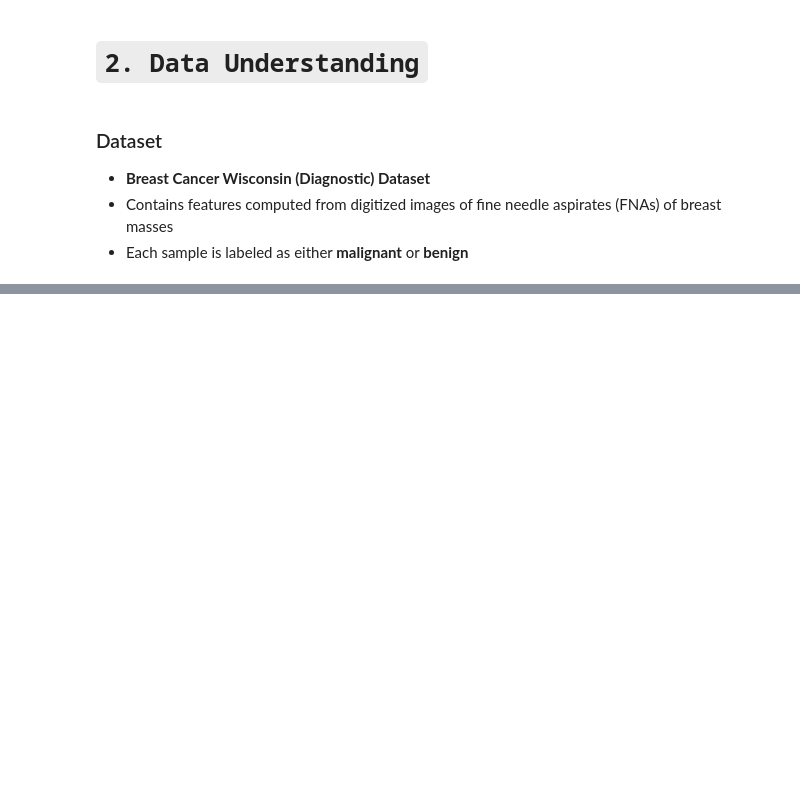
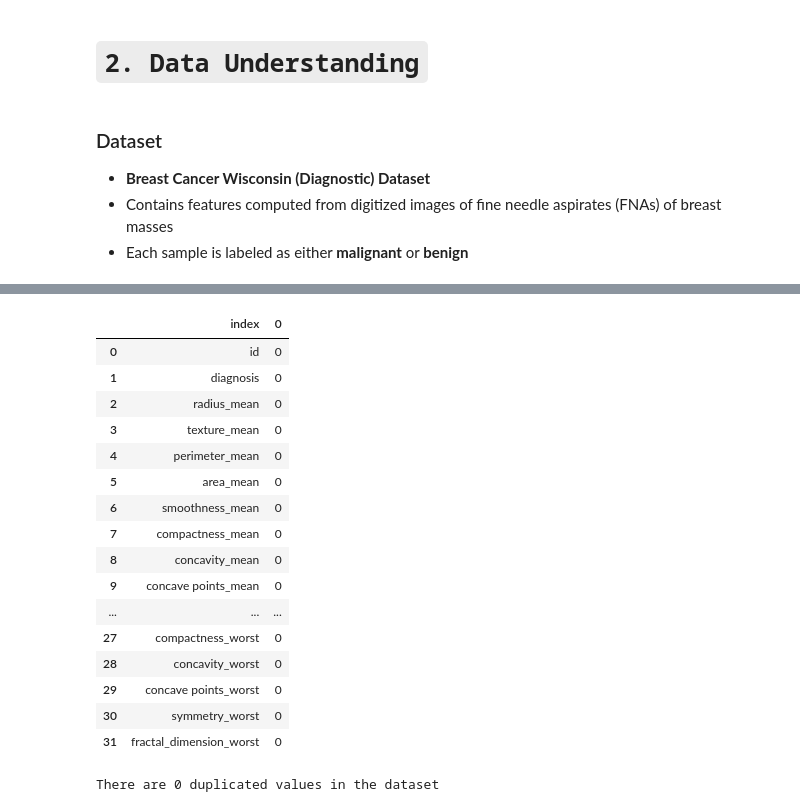
Before and after one commit to murithidenisgitobu/Breast-Cancer-Tumor-Classification-using-SVM, a Jupyter notebook: BREAST_CANCER.IPYNB, the cells around one changed output, grey strips where cells are left out. Drawn from its saved outputs; the diff is of its cells as text; code cells hidden in the pictures; blank space fills up the shorter version.

```diff
--- a/BREAST_CANCER.IPYNB
+++ b/BREAST_CANCER.IPYNB
@@ -62,0 +91,26 @@ df
+# %%
+# Check for missing values
+df.isna().sum().reset_index()
+# %% [output]
+|  | index | 0 |
+| 0 | id | 0 |
+| 1 | diagnosis | 0 |
+| 2 | radius_mean | 0 |
+| 3 | texture_mean | 0 |
+| 4 | perimeter_mean | 0 |
+| 5 | area_mean | 0 |
+| 6 | smoothness_mean | 0 |
+| 7 | compactness_mean | 0 |
+| 8 | concavity_mean | 0 |
+| 9 | concave points_mean | 0 |
+| ... | ... | ... |
+| 27 | compactness_worst | 0 |
+| 28 | concavity_worst | 0 |
+| 29 | concave points_worst | 0 |
+| 30 | symmetry_worst | 0 |
+| 31 | fractal_dimension_worst | 0 |
+# %%
+# Check for Duplicated rows
+print(f"There are {df.duplicated().sum()} duplicated values in the dataset")
+# %% [output]
+There are 0 duplicated values in the dataset
```
Also changed, not shown: parts of 4 cells of this notebook.
